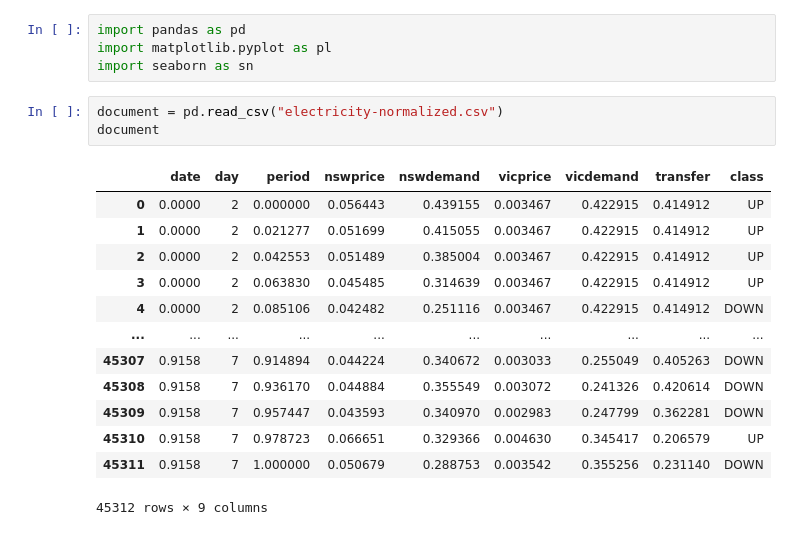
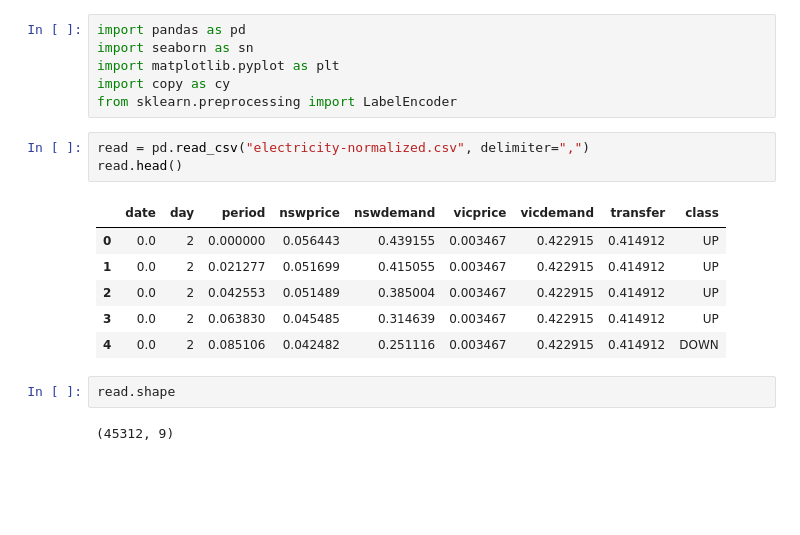
Before and after one commit to pedroevaristo/aus-eletric-data, a Jupyter notebook: eletricAUS.ipynb, the cells around one changed output. Saved outputs shown, nothing was run; the diff lists cells and outputs as text; blank space fills up the shorter version.

```diff
--- a/eletricAUS.ipynb
+++ b/eletricAUS.ipynb
@@ -1,22 +1,21 @@
 # %%
 import pandas as pd
-import matplotlib.pyplot as pl
 import seaborn as sn
+import matplotlib.pyplot as plt
+import copy as cy
+from sklearn.preprocessing import LabelEncoder
 # %%
-document = pd.read_csv("electricity-normalized.csv")
-document
+read = pd.read_csv("electricity-normalized.csv", delimiter=",")
+read.head()
 # %% [output]
 |  | date | day | period | nswprice | nswdemand | vicprice | vicdemand | transfer | class |
-| 0 | 0.0000 | 2 | 0.000000 | 0.056443 | 0.439155 | 0.003467 | 0.422915 | 0.414912 | UP |
-| 1 | 0.0000 | 2 | 0.021277 | 0.051699 | 0.415055 | 0.003467 | 0.422915 | 0.414912 | UP |
-| 2 | 0.0000 | 2 | 0.042553 | 0.051489 | 0.385004 | 0.003467 | 0.422915 | 0.414912 | UP |
-| 3 | 0.0000 | 2 | 0.063830 | 0.045485 | 0.314639 | 0.003467 | 0.422915 | 0.414912 | UP |
-| 4 | 0.0000 | 2 | 0.085106 | 0.042482 | 0.251116 | 0.003467 | 0.422915 | 0.414912 | DOWN |
-| ... | ... | ... | ... | ... | ... | ... | ... | ... | ... |
-| 45307 | 0.9158 | 7 | 0.914894 | 0.044224 | 0.340672 | 0.003033 | 0.255049 | 0.405263 | DOWN |
-| 45308 | 0.9158 | 7 | 0.936170 | 0.044884 | 0.355549 | 0.003072 | 0.241326 | 0.420614 | DOWN |
-| 45309 | 0.9158 | 7 | 0.957447 | 0.043593 | 0.340970 | 0.002983 | 0.247799 | 0.362281 | DOWN |
-| 45310 | 0.9158 | 7 | 0.978723 | 0.066651 | 0.329366 | 0.004630 | 0.345417 | 0.206579 | UP |
-| 45311 | 0.9158 | 7 | 1.000000 | 0.050679 | 0.288753 | 0.003542 | 0.355256 | 0.231140 | DOWN |
+| 0 | 0.0 | 2 | 0.000000 | 0.056443 | 0.439155 | 0.003467 | 0.422915 | 0.414912 | UP |
+| 1 | 0.0 | 2 | 0.021277 | 0.051699 | 0.415055 | 0.003467 | 0.422915 | 0.414912 | UP |
+| 2 | 0.0 | 2 | 0.042553 | 0.051489 | 0.385004 | 0.003467 | 0.422915 | 0.414912 | UP |
+| 3 | 0.0 | 2 | 0.063830 | 0.045485 | 0.314639 | 0.003467 | 0.422915 | 0.414912 | UP |
+| 4 | 0.0 | 2 | 0.085106 | 0.042482 | 0.251116 | 0.003467 | 0.422915 | 0.414912 | DOWN |
-45312 rows × 9 columns
+# %%
+read.shape
+# %% [output]
+(45312, 9)
 # %%
```
Also changed, not shown: parts of 12 cells of this notebook, 2 other files.
